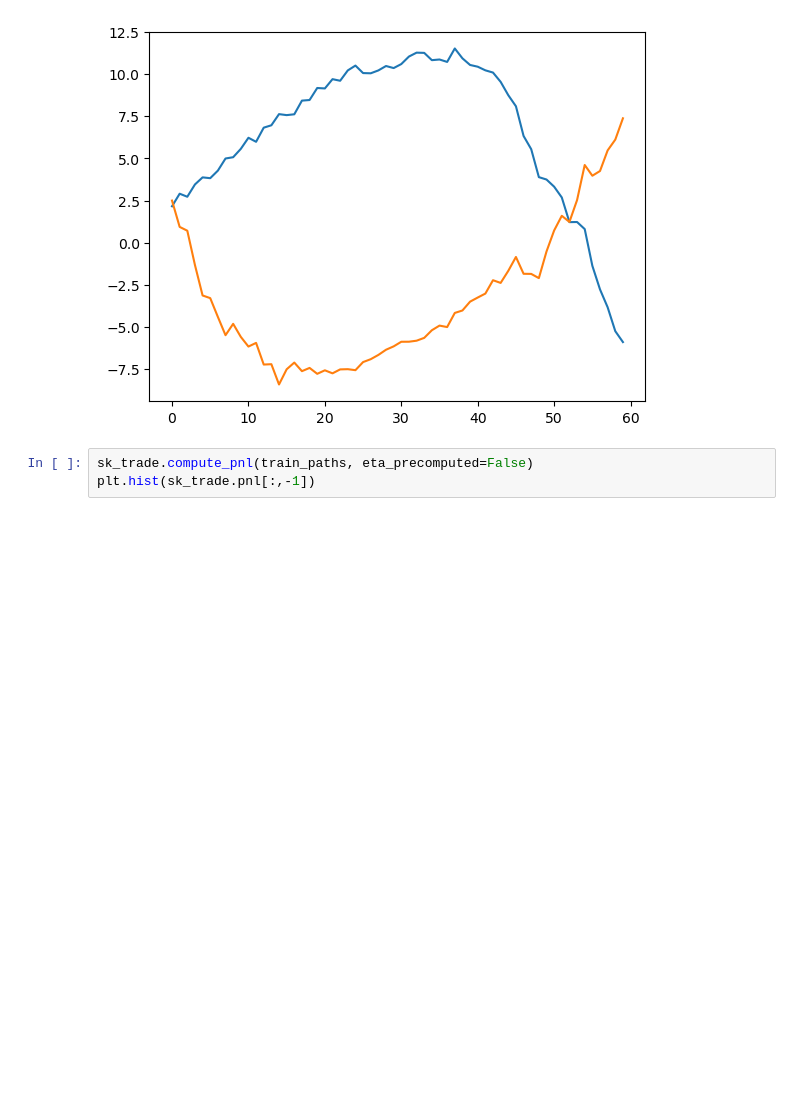
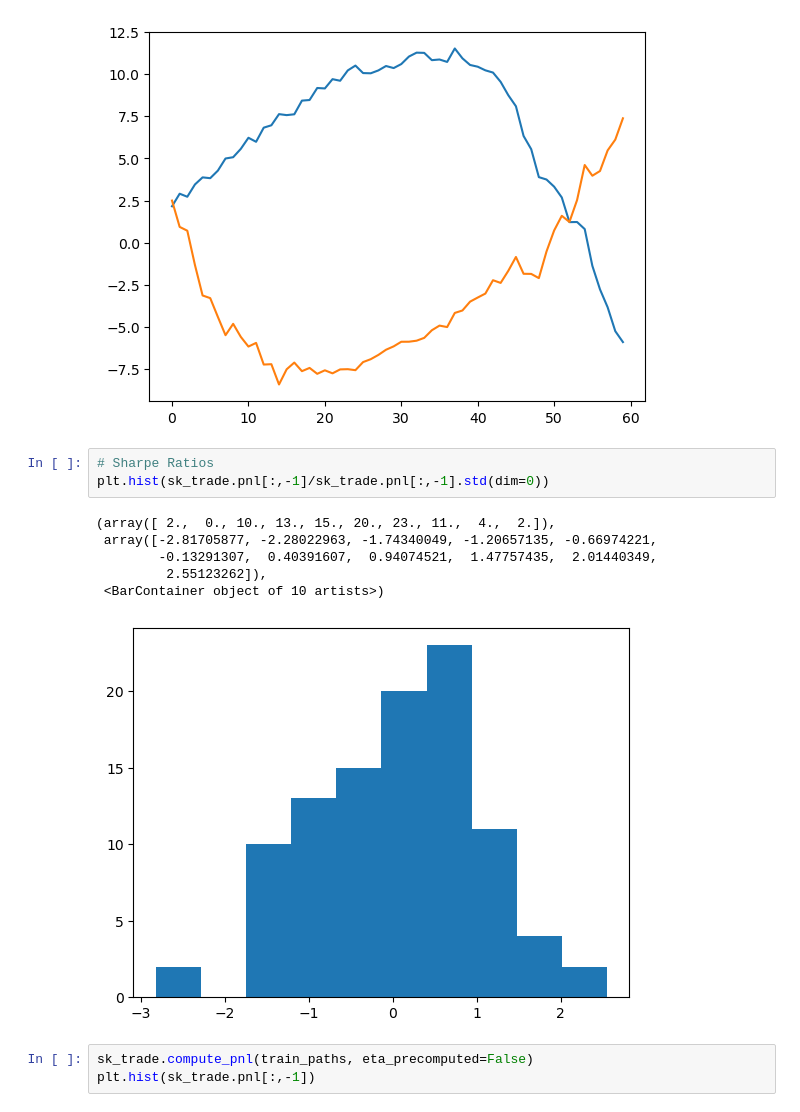
Before and after one commit to crispitagorico/stochastic_optimisation, a Jupyter notebook: kernel_hedge/notebooks/kernel_trading.ipynb, the cells around one changed output. Saved outputs shown, nothing was run; the diff lists cells and outputs as text; blank space fills up the shorter version.

```diff
--- a/kernel_hedge/notebooks/kernel_trading.ipynb
+++ b/kernel_hedge/notebooks/kernel_trading.ipynb
@@ -92,6 +94,16 @@ plt.plot(sk_trade.position[0])
 [<matplotlib.lines.Line2D at 0x...>,
  <matplotlib.lines.Line2D at 0x...>]
 [figure]
+# %%
+# Sharpe Ratios
+plt.hist(sk_trade.pnl[:,-1]/sk_trade.pnl[:,-1].std(dim=0))
+# %% [output]
+(array([ 2.,  0., 10., 13., 15., 20., 23., 11.,  4.,  2.]),
+ array([-2.81705877, -2.28022963, -1.74340049, -1.20657135, -0.66974221,
+        -0.13291307,  0.40391607,  0.94074521,  1.47757435,  2.01440349,
+         2.55123262]),
+ <BarContainer object of 10 artists>)
+[figure, added]
 # %%
 sk_trade.compute_pnl(train_paths, eta_precomputed=False)
 plt.hist(sk_trade.pnl[:,-1])
```
Also changed, not shown: parts of 13 cells of this notebook, 1 other file.
